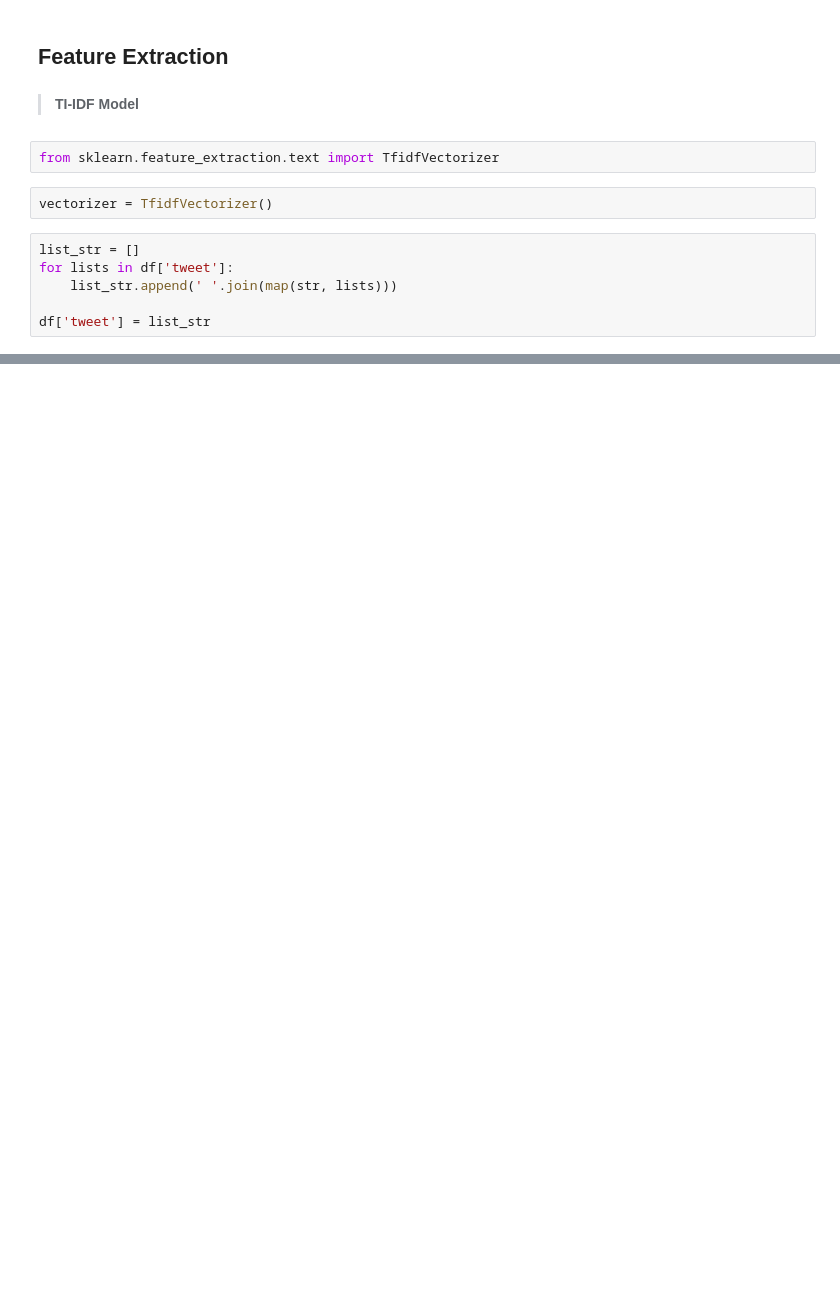
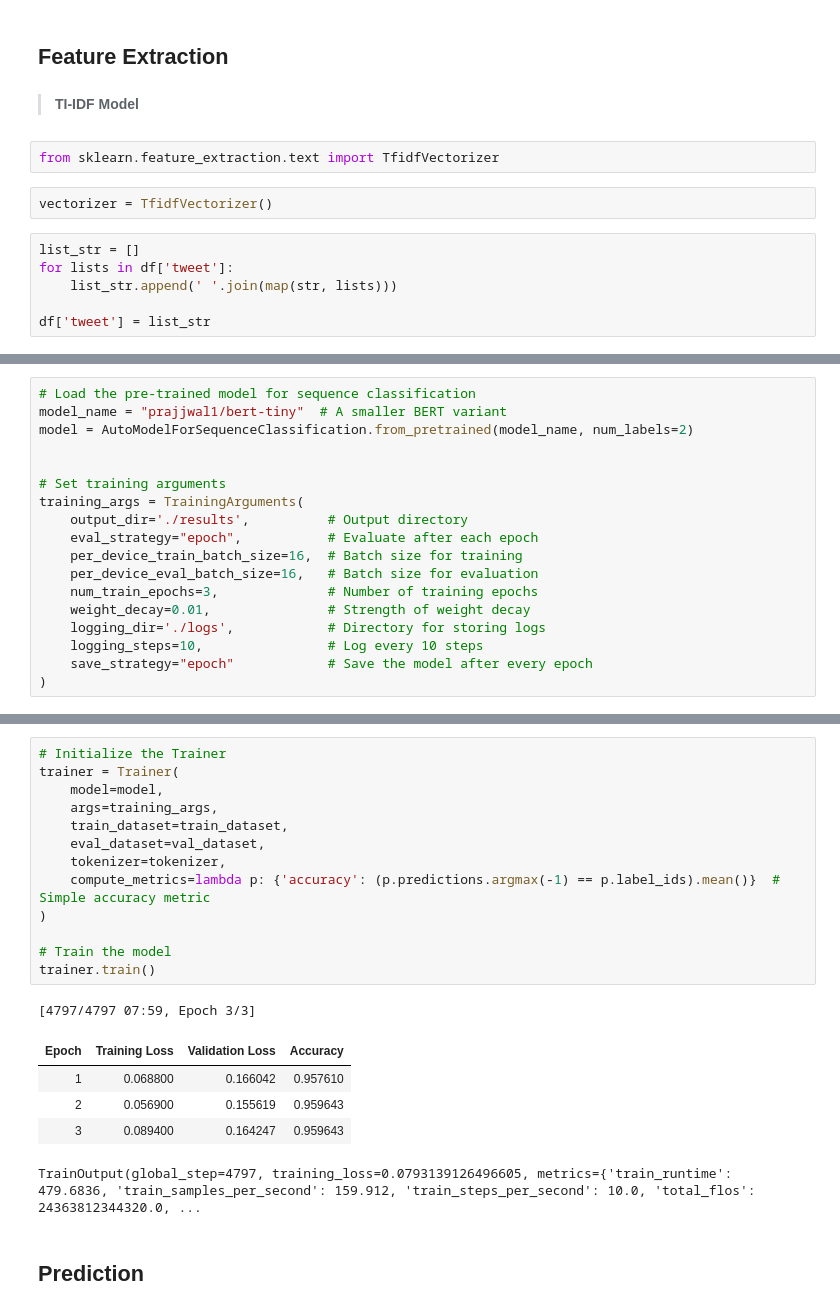
Before and after one commit to Ob1ida/Hate-Speach-Detection, a Jupyter notebook: Hate Speach Detection.ipynb, the cells around one changed output, grey strips where cells are left out. Saved outputs shown, nothing was run; the diff lists cells and outputs as text; blank space fills up the shorter version.

Commit message:
Training

```diff
--- a/Hate Speach Detection.ipynb
+++ b/Hate Speach Detection.ipynb
@@ -344,0 +393,18 @@ text.shape
+# %%
+# Load the pre-trained model for sequence classification
+model_name = "prajjwal1/bert-tiny"  # A smaller BERT variant
+model = AutoModelForSequenceClassification.from_pretrained(model_name, num_labels=2)
+
+
+# Set training arguments
+training_args = TrainingArguments(
+    output_dir='./results',          # Output directory
+    eval_strategy="epoch",           # Evaluate after each epoch
+    per_device_train_batch_size=16,  # Batch size for training
+    per_device_eval_batch_size=16,   # Batch size for evaluation
+    num_train_epochs=3,              # Number of training epochs
+    weight_decay=0.01,               # Strength of weight decay
+    logging_dir='./logs',            # Directory for storing logs
+    logging_steps=10,                # Log every 10 steps
+    save_strategy="epoch"            # Save the model after every epoch
+)
@@ -344,0 +437,22 @@ text.shape
+# %%
+# Initialize the Trainer
+trainer = Trainer(
+    model=model,
+    args=training_args,
+    train_dataset=train_dataset,
+    eval_dataset=val_dataset,
+    tokenizer=tokenizer,
+    compute_metrics=lambda p: {'accuracy': (p.predictions.argmax(-1) == p.label_ids).mean()}  # Simple accuracy metric
+)
+
+# Train the model
+trainer.train()
+# %% [output]
+[4797/4797 07:59, Epoch 3/3]
+| Epoch | Training Loss | Validation Loss | Accuracy |
+| 1 | 0.068800 | 0.166042 | 0.957610 |
+| 2 | 0.056900 | 0.155619 | 0.959643 |
+| 3 | 0.089400 | 0.164247 | 0.959643 |
+TrainOutput(global_step=4797, training_loss=0.0793139126496605, metrics={'train_runtime': 479.6836, 'train_samples_per_second': 159.912, 'train_steps_per_second': 10.0, 'total_flos': 24363812344320.0, ...
+# %% [markdown]
+## Prediction
```
Also changed, not shown: parts of 18 cells of this notebook, 39 other files.
